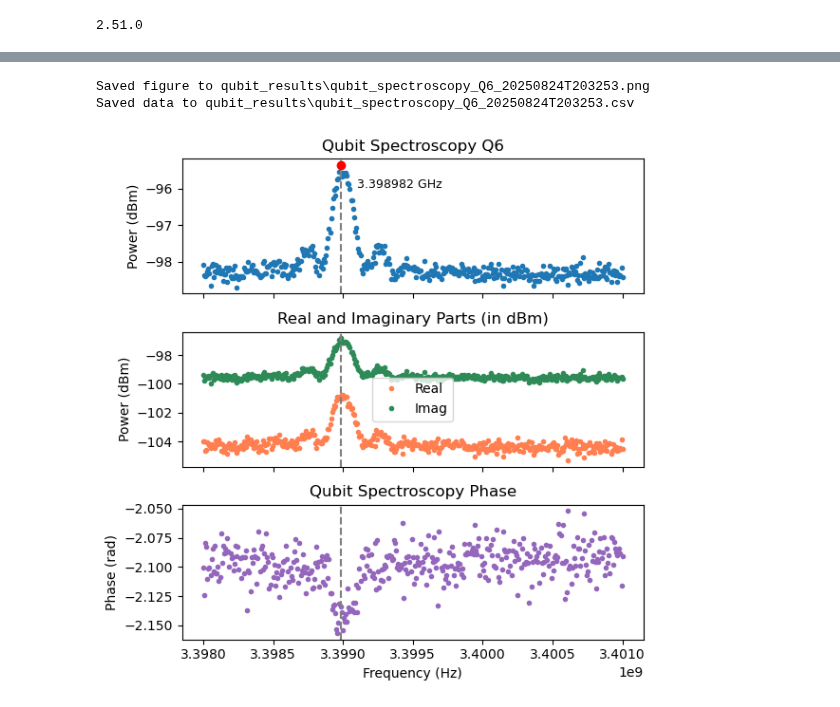
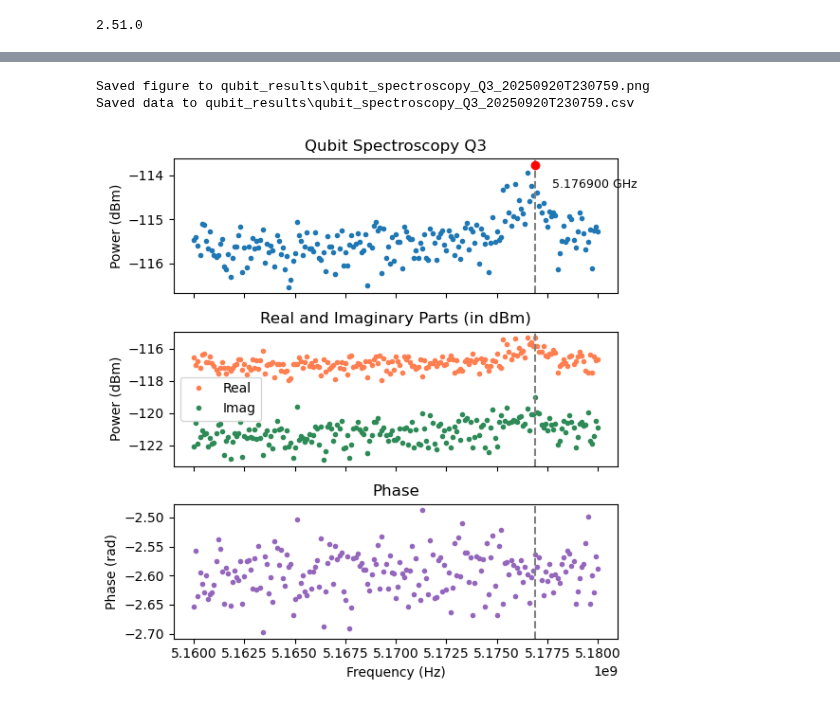
Before and after one commit to YiiiiZ/Measurement, a Jupyter notebook: qubit.ipynb, the cells around one changed output, grey strips where cells are left out. Drawn from its saved outputs; the diff is of its cells as text; code cells hidden in the pictures.

```diff
--- a/qubit.ipynb
+++ b/qubit.ipynb
@@ -81,7 +84,7 @@ ro_pulse_amp = 0.1
 # %%
 # pulse parameters and definitions
 def create_readout_pulse(
-    qubit, length=ro_pulse_length, amplitude=ro_pulse_amp):
+    qubit, length=measure_pulse_length, amplitude=measure_amp):
     readout_pulse = pulse_library.const(
         uid=f"readout_pulse_{qubit}",
         length=length,
@@ -100,38 +103,37 @@ def create_drive_freq_sweep(qubit, start_freq, stop_freq, num_points):
 # %%
 # function that returns a qubit spectroscopy experiment- accepts frequency sweep range as parameter
 def qubit_spectroscopy(freq_sweep, drive_pulse, readout_pulse): # Create qubit spectroscopy Experiment - uses qubit drive, readout drive and data acquisition lines
-    exp_qspec = Experiment( uid="Qubit Spectroscopy", signals=[ ExperimentSignal("drive"), ExperimentSignal("measure"), ExperimentSignal("acquire"), ], )
+    exp_qspec = Experiment(uid="Qubit Spectroscopy", signals=[ ExperimentSignal("drive"), ExperimentSignal("measure"), ExperimentSignal("acquire"), ])
     # inner loop - real-time averaging - QA in integration mode
-    with exp_qspec.acquire_loop_rt( uid="freq_shots", count=2**num_averages, acquisition_type=AcquisitionType.SPECTROSCOPY, ):
+    with exp_qspec.acquire_loop_rt(uid="freq_shots", count=2**num_averages, acquisition_type=AcquisitionType.SPECTROSCOPY):
 
         with exp_qspec.sweep(uid="qfreq_sweep", parameter=freq_sweep, reset_oscillator_phase = True):
             # qubit drive
             with exp_qspec.section(uid="qubit_excitation"): exp_qspec.play(signal="drive", pulse=drive_pulse)
             with exp_qspec.section( uid="readout_section", play_after="qubit_excitation" ):
                 # play readout pulse on measure line
-                exp_qspec.play(signal="measure", pulse=readout_pulse, length = integration_time)
+                exp_qspec.play(signal="measure", pulse=readout_pulse, length = measure_pulse_length)
                 # trigger signal data acquisition
-                exp_qspec.measure( acquire_signal="acquire", integration_length = integration_time, handle="qb_spec", reset_delay = 1e-6 )
+                exp_qspec.measure( acquire_signal="acquire", integration_length = measure_pulse_length, handle="qb_spec", reset_delay = 1e-6 )
                 # relax time after readout - for qubit relaxation to groundstate and signal processing
             with exp_qspec.section(uid="relax", length=100e-6):
                 exp_qspec.reserve(signal="measure")
                 exp_qspec.reserve(signal='acquire')
     return exp_qspec
 # %%
-
 freq_sweep_q0 = create_drive_freq_sweep("q0", start_freq, stop_freq, num_points)
 
 
 # signal map for qubit 0
 def signal_map_default(q0):
     signal_map = {
-        "drive": device_setup.logical_signal_groups[f"q0"].logical_signals[
+        "drive": device_setup.logical_signal_groups[f"{q0}"].logical_signals[
             "drive_line"
         ],
-        "measure": device_setup.logical_signal_groups[f"q0"].logical_signals[
+        "measure": device_setup.logical_signal_groups[f"{q0}"].logical_signals[
             "measure_line"
         ],
-        "acquire": device_setup.logical_signal_groups[f"q0"].logical_signals[
+        "acquire": device_setup.logical_signal_groups[f"{q0}"].logical_signals[
             "acquire_line"
         ],
     }
@@ -247,7 +249,7 @@ max_freq = float(freq_list[max_idx])  # Hz
 axs[0].plot(freq_list, amp_dbm, marker='o', linestyle="None", markersize=3)
 axs[0].axvline(max_freq, color="gray", linestyle="--", linewidth=1.5)
 axs[0].set_ylabel("Power (dBm)")
-axs[0].set_title("Qubit Spectroscopy Q6")
+axs[0].set_title(f"Qubit Spectroscopy {qubit_label}")
 
 # Mark the maximum point in red + label only frequency
 axs[0].plot(max_freq, amp_dbm[max_idx], marker='o', color='red', markersize=6)
@@ -266,36 +268,36 @@ axs[1].plot(freq_list, imag_dbm, label="Imag", color="seagreen",
 axs[1].axvline(max_freq, color="gray", linestyle="--", linewidth=1.5)
 axs[1].set_ylabel("Power (dBm)")
 axs[1].set_title("Real and Imaginary Parts (in dBm)")
 axs[1].legend()
 
 # --- Subplot 3: Phase (rad) ---
 axs[2].plot(freq_list, phase_rad, color="tab:purple",
             marker='o', linestyle="None", markersize=3)
 axs[2].axvline(max_freq, color="gray", linestyle="--", linewidth=1.5)
 axs[2].set_xlabel("Frequency (Hz)")
 axs[2].set_ylabel("Phase (rad)")
-axs[2].set_title("Qubit Spectroscopy Phase")
+axs[2].set_title("Phase")
 
 plt.tight_layout()
 # === Save figure with timestamp ===
-fig_path = os.path.join(outdir, f"qubit_spectroscopy_Q6_{timestamp}.png")
+fig_path = os.path.join(outdir, f"qubit_spectroscopy_{qubit_label}_{timestamp}.png")
 plt.savefig(fig_path, dpi=600)
 print(f"Saved figure to {fig_path}")
 
 # === Save data as CSV with timestamp ===
 df = pd.DataFrame({
     "Frequency_Hz": freq_list,
     "Amplitude_dBm": amp_dbm,
     "Real_dBm": real_dbm,
     "Imag_dBm": imag_dbm,
     "Phase_rad": phase_rad,
 })
-csv_path = os.path.join(outdir, f"qubit_spectroscopy_Q6_{timestamp}.csv")
+csv_path = os.path.join(outdir, f"qubit_spectroscopy_{qubit_label}_{timestamp}.csv")
 df.to_csv(csv_path, index=False)
 print(f"Saved data to {csv_path}")
 
 plt.show()
 # %% [output]
-Saved figure to qubit_results\qubit_spectroscopy_Q6_20250824T203253.png
-Saved data to qubit_results\qubit_spectroscopy_Q6_20250824T203253.csv
+Saved figure to qubit_results\qubit_spectroscopy_Q3_20250920T230759.png
+Saved data to qubit_results\qubit_spectroscopy_Q3_20250920T230759.csv
-[figure, old version]
+[figure, new version]
```
Also changed, not shown: parts of 4 cells of this notebook, 54 other files.
